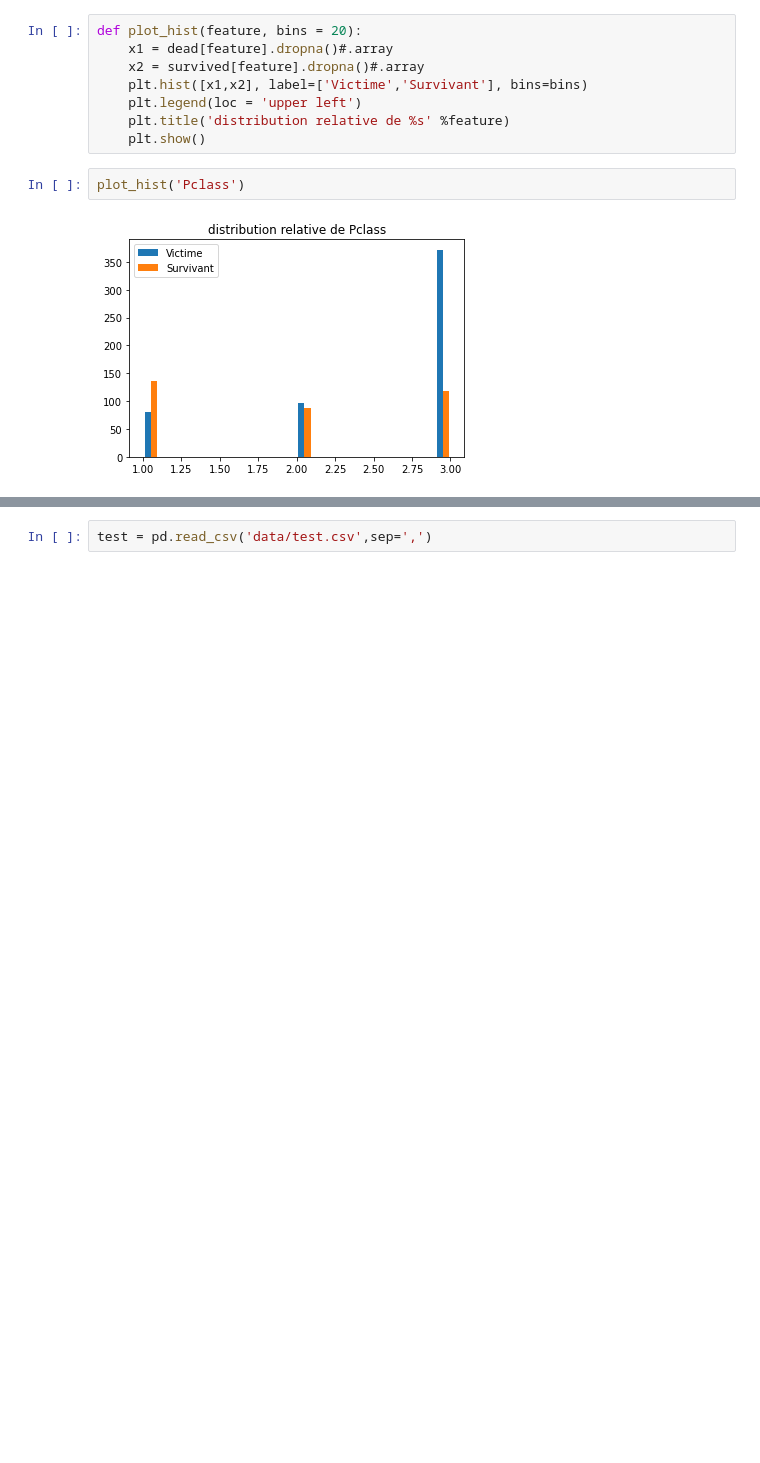
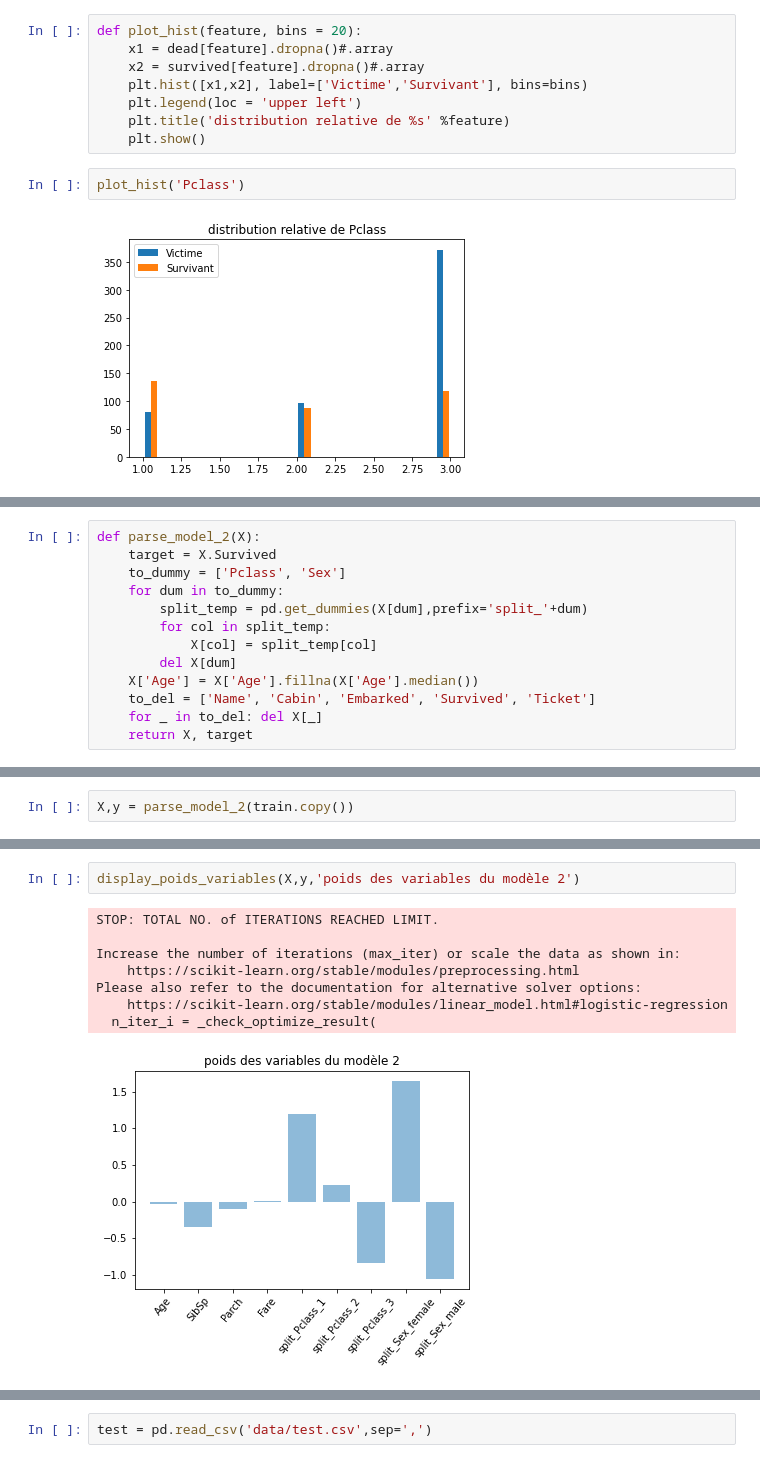
Before and after one commit to aquinquenel/kaggle_projects, a Jupyter notebook: titanic/Titanic.ipynb, the cells around one changed output, grey strips where cells are left out. Saved outputs shown, nothing was run; the diff lists cells and outputs as text; blank space fills up the shorter version.

```diff
--- a/titanic/Titanic.ipynb
+++ b/titanic/Titanic.ipynb
@@ -72,0 +132,13 @@ plot_hist('Pclass')
+# %%
+def parse_model_2(X):
+    target = X.Survived
+    to_dummy = ['Pclass', 'Sex']
+    for dum in to_dummy:
+        split_temp = pd.get_dummies(X[dum],prefix='split_'+dum)
+        for col in split_temp:
+            X[col] = split_temp[col]
+        del X[dum]
+    X['Age'] = X['Age'].fillna(X['Age'].median())
+    to_del = ['Name', 'Cabin', 'Embarked', 'Survived', 'Ticket']
+    for _ in to_del: del X[_]
+    return X, target
@@ -72,0 +162,2 @@ plot_hist('Pclass')
+# %%
+X,y = parse_model_2(train.copy())
@@ -72,0 +198,11 @@ plot_hist('Pclass')
+# %%
+display_poids_variables(X,y,'poids des variables du modèle 2')
+# %% [output]
+STOP: TOTAL NO. of ITERATIONS REACHED LIMIT.
+
+Increase the number of iterations (max_iter) or scale the data as shown in:
+    https://scikit-learn.org/stable/modules/preprocessing.html
+Please also refer to the documentation for alternative solver options:
+    https://scikit-learn.org/stable/modules/linear_model.html#logistic-regression
+  n_iter_i = _check_optimize_result(
+[figure, added]
```
Also changed, not shown: parts of 26 cells of this notebook.
